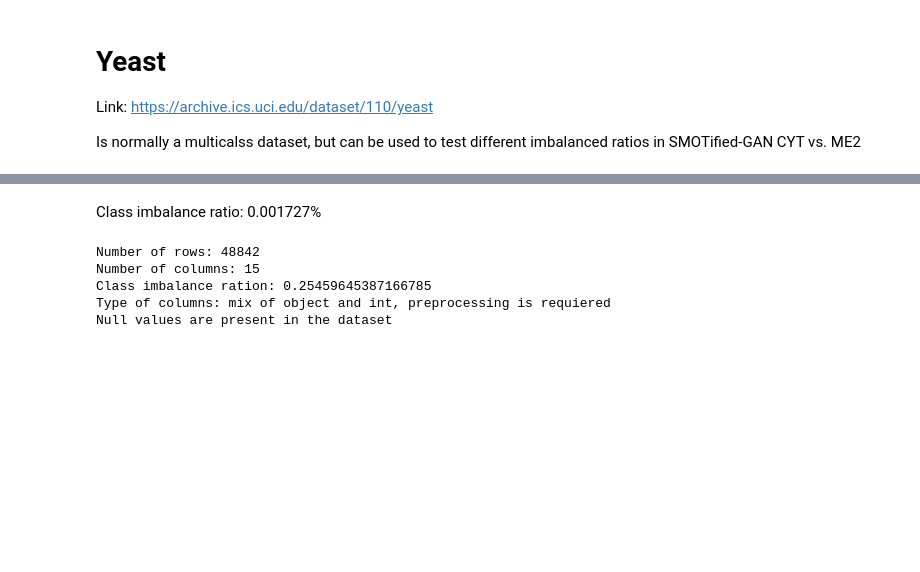
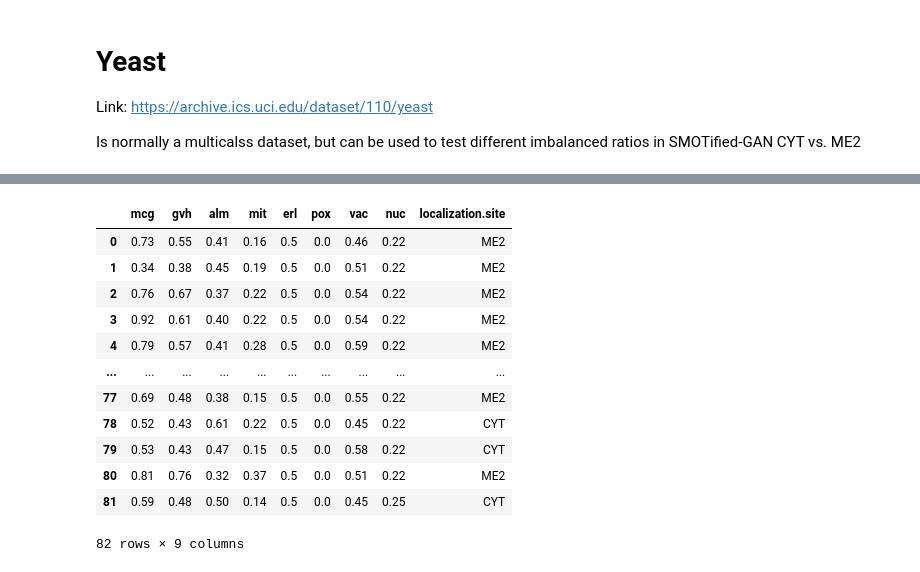
Before and after one commit to MarkusMueller-DS/Synthetic-Data-Generation, a Jupyter notebook: notebooks/1_EDA_yeast.ipynb, the cells around one changed output, grey strips where cells are left out. Saved outputs shown, nothing was run; the diff lists cells and outputs as text; code cells hidden in the pictures; blank space fills up the shorter version.

Commit message:
added downlaod and process of yeast

```diff
--- a/notebooks/1_EDA_yeast.ipynb
+++ b/notebooks/1_EDA_yeast.ipynb
@@ -188,14 +18,59 @@ Name: count, dtype: int64
-# %% [markdown]
-Class imbalance ratio: 0.001727%
-# %%
-print("Number of rows:", df.shape[0])
-print("Number of columns:", df.shape[1])
-print("Class imbalance ration:", df[class_col].value_counts(normalize=True)[1])
-print("Type of columns: mix of object and int, preprocessing is requiered")
-print("Null values are present in the dataset")
-# %% [output]
-Number of rows: 48842
-Number of columns: 15
-Class imbalance ration: 0.25459645387166785
-Type of columns: mix of object and int, preprocessing is requiered
-Null values are present in the dataset
+# %%
+info_path = "../data/info/yeast.json"
+data_path = "../data/raw/yeast/yeast.data"
+
+with open(info_path, "r") as f:
+    info = json.load(f)
+
+# load relevatn information from info json
+majority_class = info["majority_class"]
+minority_class = info["minority_class"]
+target = info["target_col"]
+column_names = info["column_names"]
+header = info["header"]
+
+df = pd.read_csv(data_path, delim_whitespace=True, header=header)
+
+# add column names
+df.columns = column_names
+
+# remove unrelevant column
+df.drop(columns=["Sequence.Name"], inplace=True)
+
+# filter for minortiy and majoirty class
+df = df[(df[target] == majority_class) | (df[target] == minority_class)]
+
+df_src = df.copy()
+
+# create train and test splits
+X = df.iloc[:, :-1]
+y = df[target]
+X_train, X_test, y_train, y_test = train_test_split(X, y, stratify=y, random_state=42, test_size=0.2)
+
+# combine X and y for train and test
+X_train[target] = y_train
+X_test[target] = y_test
+
+# create different splite of training data
+train_min = X_train[X_train[target] == minority_class]
+train_maj_sampled = X_train[X_train[target] == majority_class].sample(n=train_min.shape[0], random_state=42)
+train_balanced = pd.concat([train_min, train_maj_sampled])
+# shuffle train_balanced
+
+train_balanced = train_balanced.sample(frac=1, random_state=42).reset_index(drop=True)
+# %%
+train_balanced.sample(frac=1, random_state=42).reset_index(drop=True)
+# %% [output]
+|  | mcg | gvh | alm | mit | erl | pox | vac | nuc | localization.site |
+| 0 | 0.73 | 0.55 | 0.41 | 0.16 | 0.5 | 0.0 | 0.46 | 0.22 | ME2 |
+| 1 | 0.34 | 0.38 | 0.45 | 0.19 | 0.5 | 0.0 | 0.51 | 0.22 | ME2 |
+| 2 | 0.76 | 0.67 | 0.37 | 0.22 | 0.5 | 0.0 | 0.54 | 0.22 | ME2 |
+| 3 | 0.92 | 0.61 | 0.40 | 0.22 | 0.5 | 0.0 | 0.54 | 0.22 | ME2 |
+| 4 | 0.79 | 0.57 | 0.41 | 0.28 | 0.5 | 0.0 | 0.59 | 0.22 | ME2 |
+| ... | ... | ... | ... | ... | ... | ... | ... | ... | ... |
+| 77 | 0.69 | 0.48 | 0.38 | 0.15 | 0.5 | 0.0 | 0.55 | 0.22 | ME2 |
+| 78 | 0.52 | 0.43 | 0.61 | 0.22 | 0.5 | 0.0 | 0.45 | 0.22 | CYT |
+| 79 | 0.53 | 0.43 | 0.47 | 0.15 | 0.5 | 0.0 | 0.58 | 0.22 | CYT |
+| 80 | 0.81 | 0.76 | 0.32 | 0.37 | 0.5 | 0.0 | 0.51 | 0.22 | ME2 |
+| 81 | 0.59 | 0.48 | 0.50 | 0.14 | 0.5 | 0.0 | 0.45 | 0.25 | CYT |
+82 rows × 9 columns
```
Also changed, not shown: parts of 22 cells of this notebook, 10 other files.
